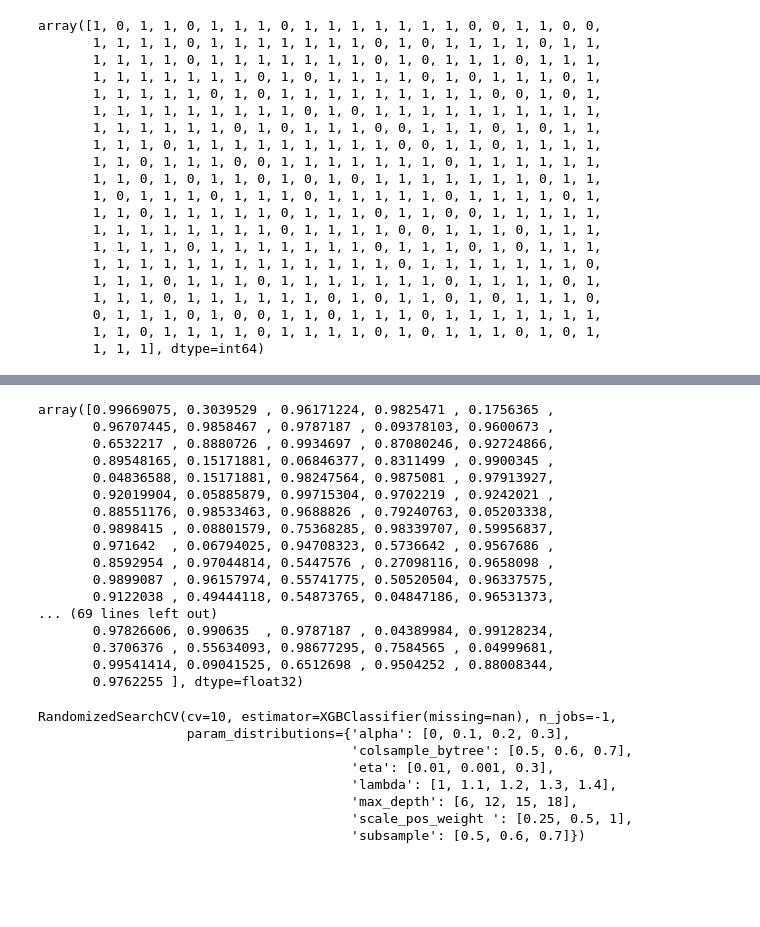
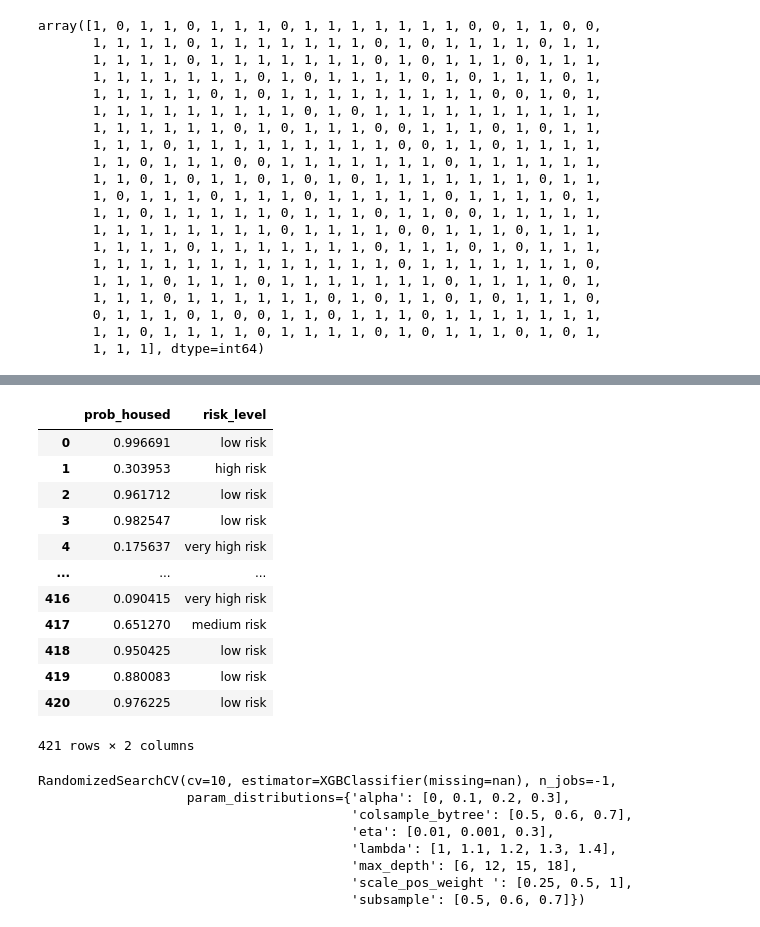
Before and after one commit to mhanauer/housing_xboost_python, a Jupyter notebook: house_dat_ML.ipynb, the cells around one changed output, grey strips where cells are left out. Cells and saved outputs as stored; diff of their text form; code cells hidden in the pictures; blank space fills up the shorter version.

```diff
--- a/house_dat_ML.ipynb
+++ b/house_dat_ML.ipynb
@@ -208,25 +210,44 @@ metrics_dat
-# %%
-### Need to get the predicted probabilities
-pred_prob =  gs.predict_proba(X_test)
-pred_prob[:,1]
-# %% [output]
-array([0.99669075, 0.3039529 , 0.96171224, 0.9825471 , 0.1756365 ,
-       0.96707445, 0.9858467 , 0.9787187 , 0.09378103, 0.9600673 ,
-       0.6532217 , 0.8880726 , 0.9934697 , 0.87080246, 0.92724866,
-       0.89548165, 0.15171881, 0.06846377, 0.8311499 , 0.9900345 ,
-       0.04836588, 0.15171881, 0.98247564, 0.9875081 , 0.97913927,
-       0.92019904, 0.05885879, 0.99715304, 0.9702219 , 0.9242021 ,
-       0.88551176, 0.98533463, 0.9688826 , 0.79240763, 0.05203338,
-       0.9898415 , 0.08801579, 0.75368285, 0.98339707, 0.59956837,
-       0.971642  , 0.06794025, 0.94708323, 0.5736642 , 0.9567686 ,
-       0.8592954 , 0.97044814, 0.5447576 , 0.27098116, 0.9658098 ,
-       0.9899087 , 0.96157974, 0.55741775, 0.50520504, 0.96337575,
-       0.9122038 , 0.49444118, 0.54873765, 0.04847186, 0.96531373,
-... (69 lines left out)
-       0.97826606, 0.990635  , 0.9787187 , 0.04389984, 0.99128234,
-       0.3706376 , 0.55634093, 0.98677295, 0.7584565 , 0.04999681,
-       0.99541414, 0.09041525, 0.6512698 , 0.9504252 , 0.88008344,
-       0.9762255 ], dtype=float32)
+# %%
+### Need to get the predicted probabilities
+pred_prob =  gs.predict_proba(X_test)
+prob_housed =   pd.DataFrame(pred_prob[:,1], columns = ["prob_housed"])
+def if_else(row):
+
+    if row['prob_housed'] < .25:
+
+        val = "very high risk"
+
+    elif row['prob_housed'] < .5:
+
+        val = "high risk"
+
+    elif row['prob_housed'] <.75:
+
+        val = "medium risk"
+
+    else:
+
+        val = "low risk"
+
+    return val
+
+prob_housed['risk_level'] = prob_housed.apply(if_else, axis=1)
+prob_housed
+#prob_housed['risk_level'].value_counts()
+# %% [output]
+|  | prob_housed | risk_level |
+| 0 | 0.996691 | low risk |
+| 1 | 0.303953 | high risk |
+| 2 | 0.961712 | low risk |
+| 3 | 0.982547 | low risk |
+| 4 | 0.175637 | very high risk |
+| ... | ... | ... |
+| 416 | 0.090415 | very high risk |
+| 417 | 0.651270 | medium risk |
+| 418 | 0.950425 | low risk |
+| 419 | 0.880083 | low risk |
+| 420 | 0.976225 | low risk |
+421 rows × 2 columns
 # %%
 ### Now save the model
 import pickle
```
Also changed, not shown: parts of 17 cells of this notebook.
